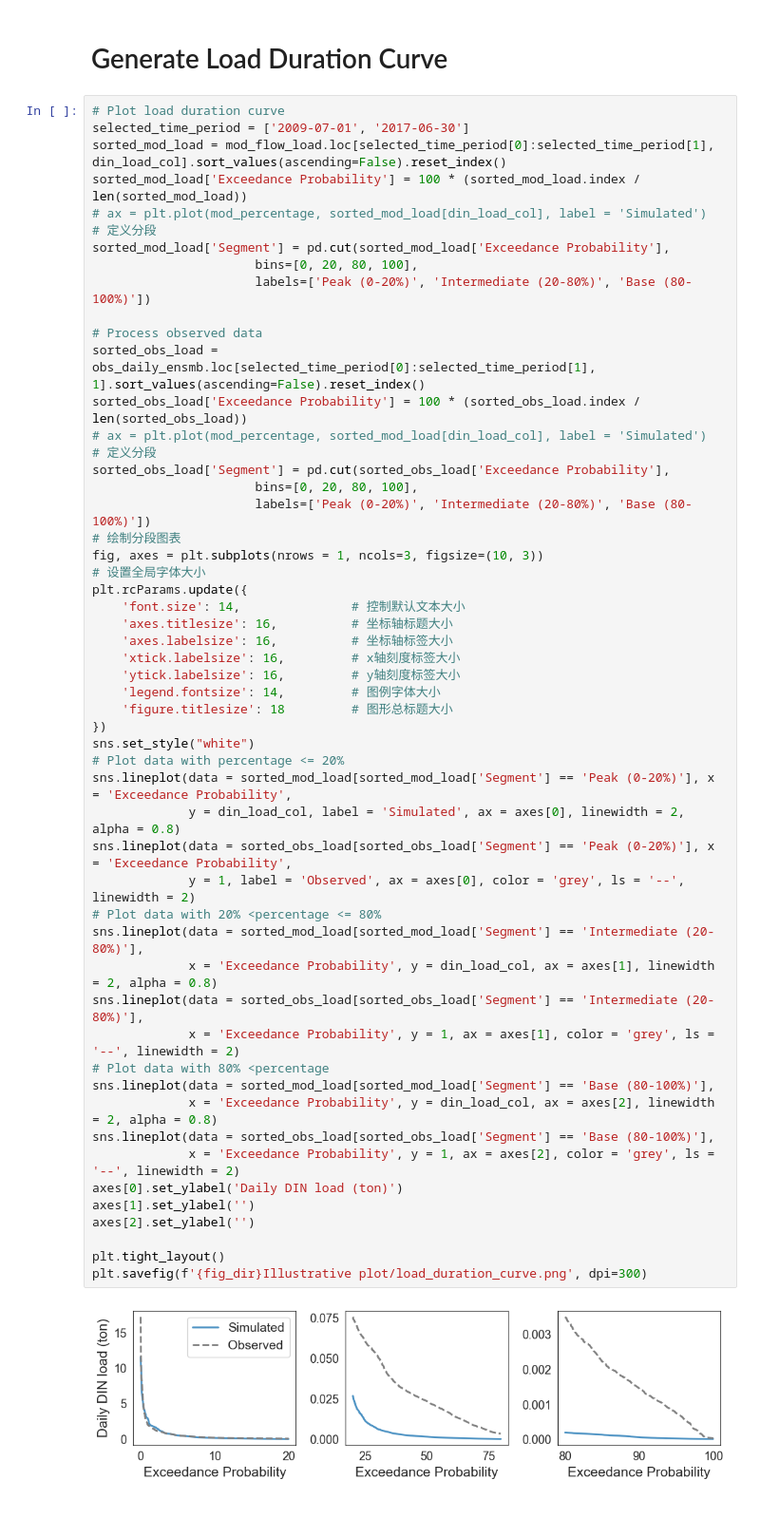
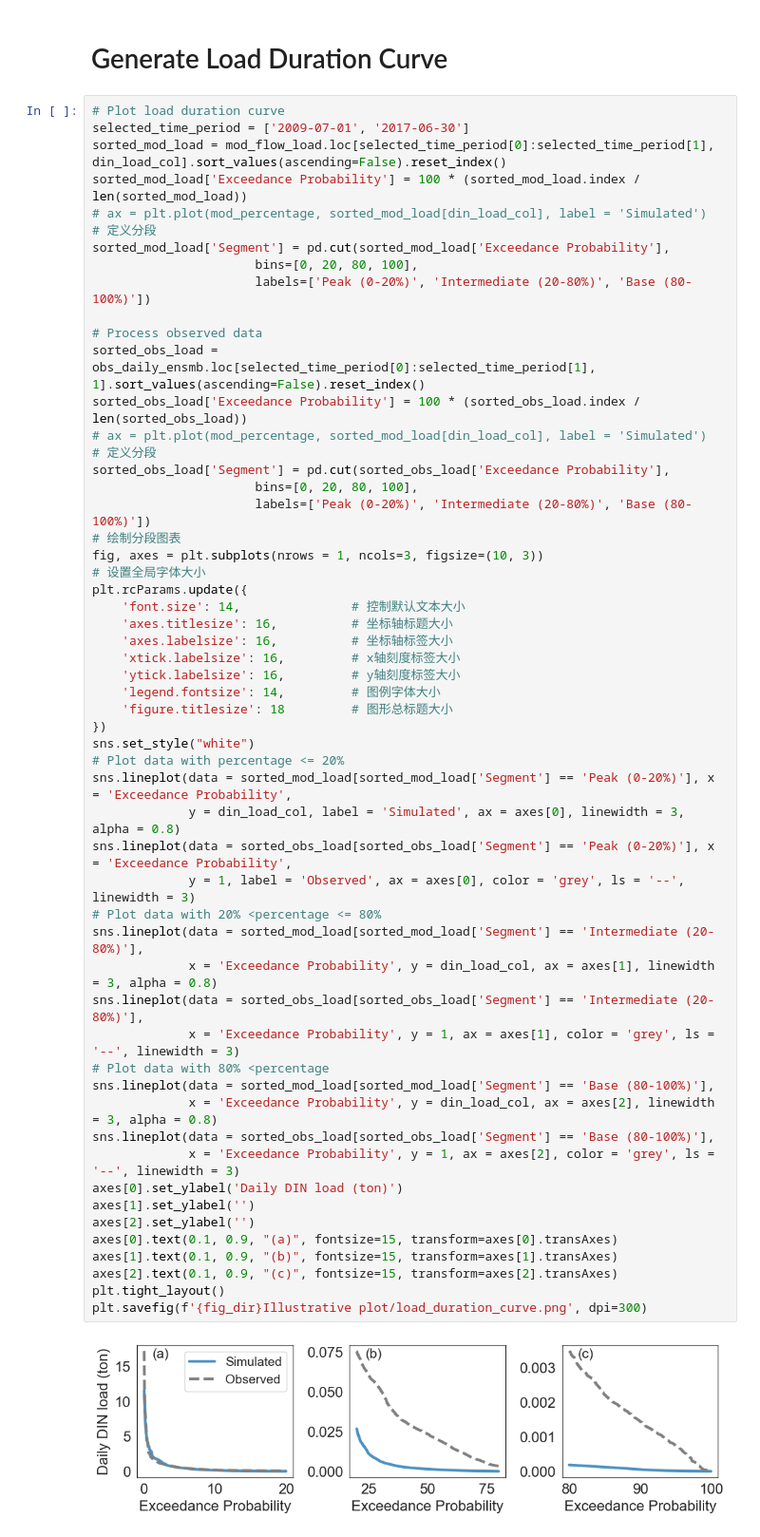
Before and after one commit to QianWanghhu/GraphEvalUnc, a Jupyter notebook: src/illustrative_plots.ipynb, the cells around one changed output. Shown: that part at 95% size. Drawn from its saved outputs; the diff is of its cells as text.

```diff
--- a/src/illustrative_plots.ipynb
+++ b/src/illustrative_plots.ipynb
@@ -62,38 +62,40 @@ sorted_obs_load['Segment'] = pd.cut(sorted_obs_load['Exceedance Probability'],
                       bins=[0, 20, 80, 100],
                       labels=['Peak (0-20%)', 'Intermediate (20-80%)', 'Base (80-100%)'])
 # 绘制分段图表
 fig, axes = plt.subplots(nrows = 1, ncols=3, figsize=(10, 3))
 # 设置全局字体大小
 plt.rcParams.update({
     'font.size': 14,               # 控制默认文本大小
     'axes.titlesize': 16,          # 坐标轴标题大小
     'axes.labelsize': 16,          # 坐标轴标签大小
     'xtick.labelsize': 16,         # x轴刻度标签大小
     'ytick.labelsize': 16,         # y轴刻度标签大小
     'legend.fontsize': 14,         # 图例字体大小
     'figure.titlesize': 18         # 图形总标题大小
 })
 sns.set_style("white")
 # Plot data with percentage <= 20%
 sns.lineplot(data = sorted_mod_load[sorted_mod_load['Segment'] == 'Peak (0-20%)'], x = 'Exceedance Probability',
-             y = din_load_col, label = 'Simulated', ax = axes[0], linewidth = 2, alpha = 0.8)
+             y = din_load_col, label = 'Simulated', ax = axes[0], linewidth = 3, alpha = 0.8)
 sns.lineplot(data = sorted_obs_load[sorted_obs_load['Segment'] == 'Peak (0-20%)'], x = 'Exceedance Probability',
-             y = 1, label = 'Observed', ax = axes[0], color = 'grey', ls = '--', linewidth = 2)
+             y = 1, label = 'Observed', ax = axes[0], color = 'grey', ls = '--', linewidth = 3)
 # Plot data with 20% <percentage <= 80%
 sns.lineplot(data = sorted_mod_load[sorted_mod_load['Segment'] == 'Intermediate (20-80%)'],
-             x = 'Exceedance Probability', y = din_load_col, ax = axes[1], linewidth = 2, alpha = 0.8)
+             x = 'Exceedance Probability', y = din_load_col, ax = axes[1], linewidth = 3, alpha = 0.8)
 sns.lineplot(data = sorted_obs_load[sorted_obs_load['Segment'] == 'Intermediate (20-80%)'],
-             x = 'Exceedance Probability', y = 1, ax = axes[1], color = 'grey', ls = '--', linewidth = 2)
+             x = 'Exceedance Probability', y = 1, ax = axes[1], color = 'grey', ls = '--', linewidth = 3)
 # Plot data with 80% <percentage
 sns.lineplot(data = sorted_mod_load[sorted_mod_load['Segment'] == 'Base (80-100%)'],
-             x = 'Exceedance Probability', y = din_load_col, ax = axes[2], linewidth = 2, alpha = 0.8)
+             x = 'Exceedance Probability', y = din_load_col, ax = axes[2], linewidth = 3, alpha = 0.8)
 sns.lineplot(data = sorted_obs_load[sorted_obs_load['Segment'] == 'Base (80-100%)'],
-             x = 'Exceedance Probability', y = 1, ax = axes[2], color = 'grey', ls = '--', linewidth = 2)
+             x = 'Exceedance Probability', y = 1, ax = axes[2], color = 'grey', ls = '--', linewidth = 3)
 axes[0].set_ylabel('Daily DIN load (ton)')
 axes[1].set_ylabel('')
 axes[2].set_ylabel('')
-
+axes[0].text(0.1, 0.9, "(a)", fontsize=15, transform=axes[0].transAxes)
+axes[1].text(0.1, 0.9, "(b)", fontsize=15, transform=axes[1].transAxes)
+axes[2].text(0.1, 0.9, "(c)", fontsize=15, transform=axes[2].transAxes)
 plt.tight_layout()
 plt.savefig(f'{fig_dir}Illustrative plot/load_duration_curve.png', dpi=300)
 # %% [output]
-[figure, old version]
+[figure, new version]
```
Also changed, not shown: parts of 9 cells of this notebook, 5 other files.
